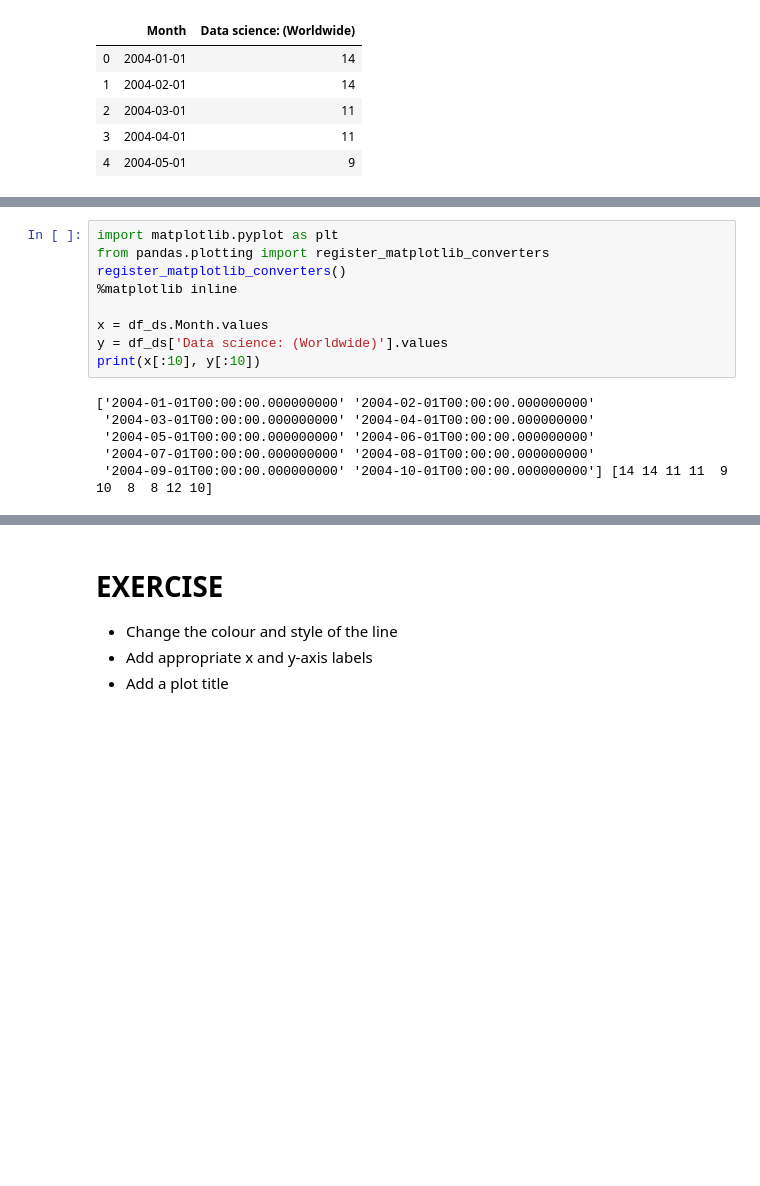
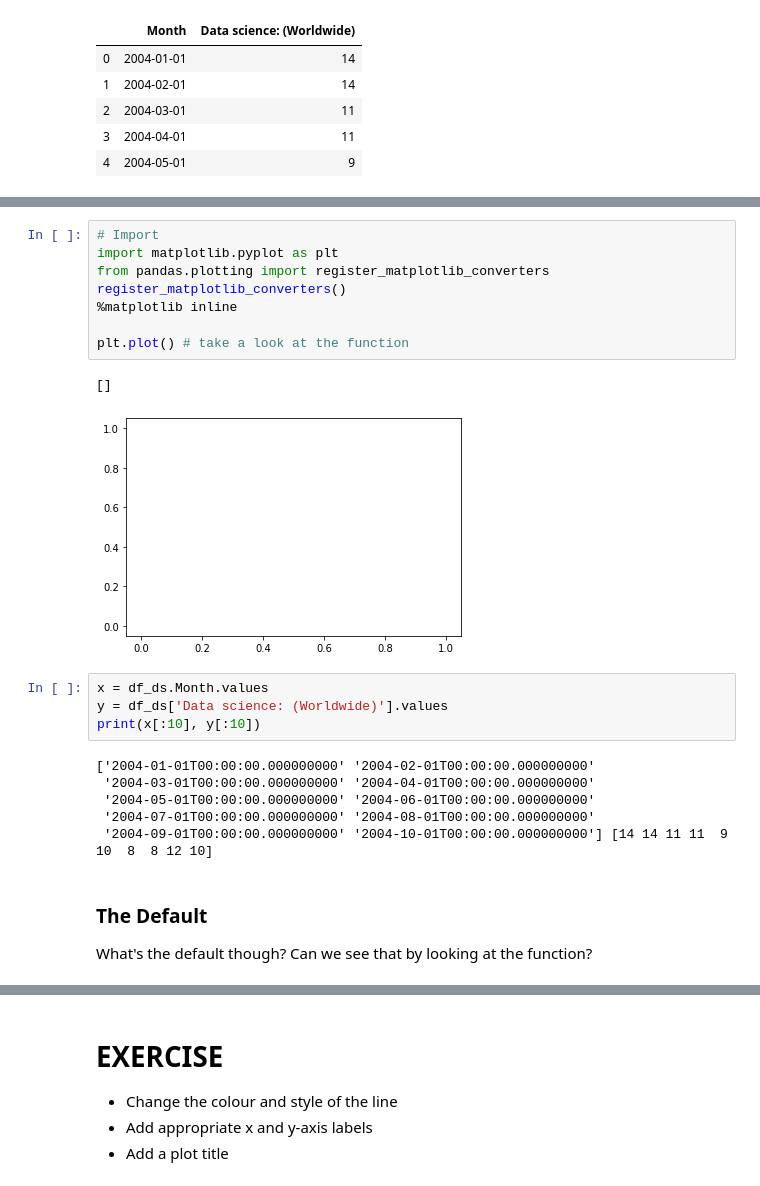
Before and after one commit to lucasdurand/visualization-seminar, a Jupyter notebook: Part 2 - Static Plots/Matplotlib.ipynb, the cells around one changed output, grey strips where cells are left out. Saved outputs shown, nothing was run; the diff lists cells and outputs as text; blank space fills up the shorter version.

Commit message:
Matplotlib finished up and more work on seaborn

```diff
--- a/Part 2 - Static Plots/Matplotlib.ipynb
+++ b/Part 2 - Static Plots/Matplotlib.ipynb
@@ -45,9 +68,15 @@ df_ds.head()
+# %%
+# Import
+import matplotlib.pyplot as plt
+from pandas.plotting import register_matplotlib_converters
+register_matplotlib_converters()
+%matplotlib inline
+
+plt.plot() # take a look at the function
+# %% [output]
+[]
+[figure, added]
 # %%
-import matplotlib.pyplot as plt
-from pandas.plotting import register_matplotlib_converters
-register_matplotlib_converters()
-%matplotlib inline
-
 x = df_ds.Month.values
 y = df_ds['Data science: (Worldwide)'].values
 print(x[:10], y[:10])
@@ -57,6 +86,10 @@ print(x[:10], y[:10])
  '2004-05-01T00:00:00.000000000' '2004-06-01T00:00:00.000000000'
  '2004-07-01T00:00:00.000000000' '2004-08-01T00:00:00.000000000'
  '2004-09-01T00:00:00.000000000' '2004-10-01T00:00:00.000000000'] [14 14 11 11  9 10  8  8 12 10]
+# %% [markdown]
+### The Default
+
+What's the default though? Can we see that by looking at the function?
 # %%
 fig, ax = plt.subplots(figsize=(15,5))
 ax.plot(x,y); # make the plot
```
Also changed, not shown: parts of 8 cells of this notebook, 3 other files.
